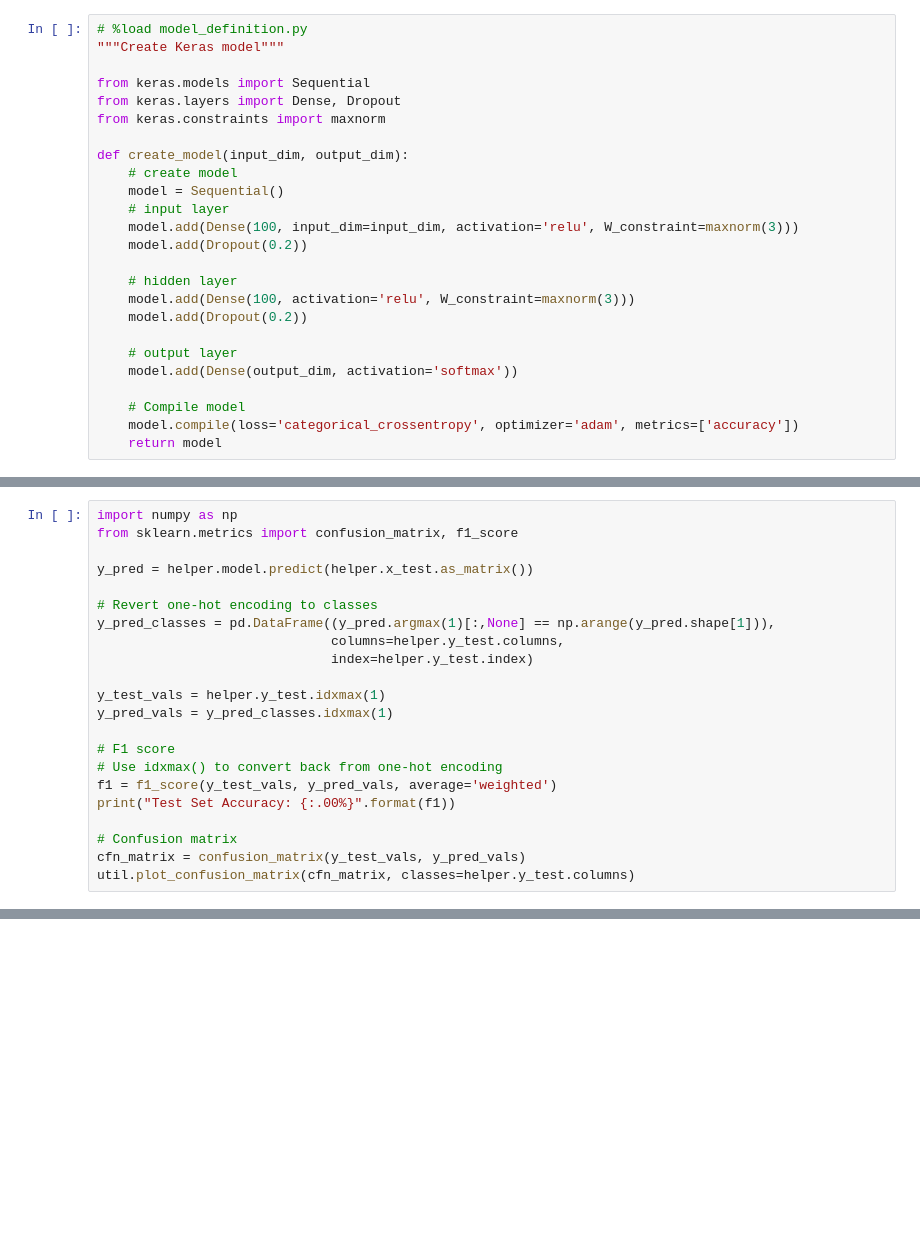
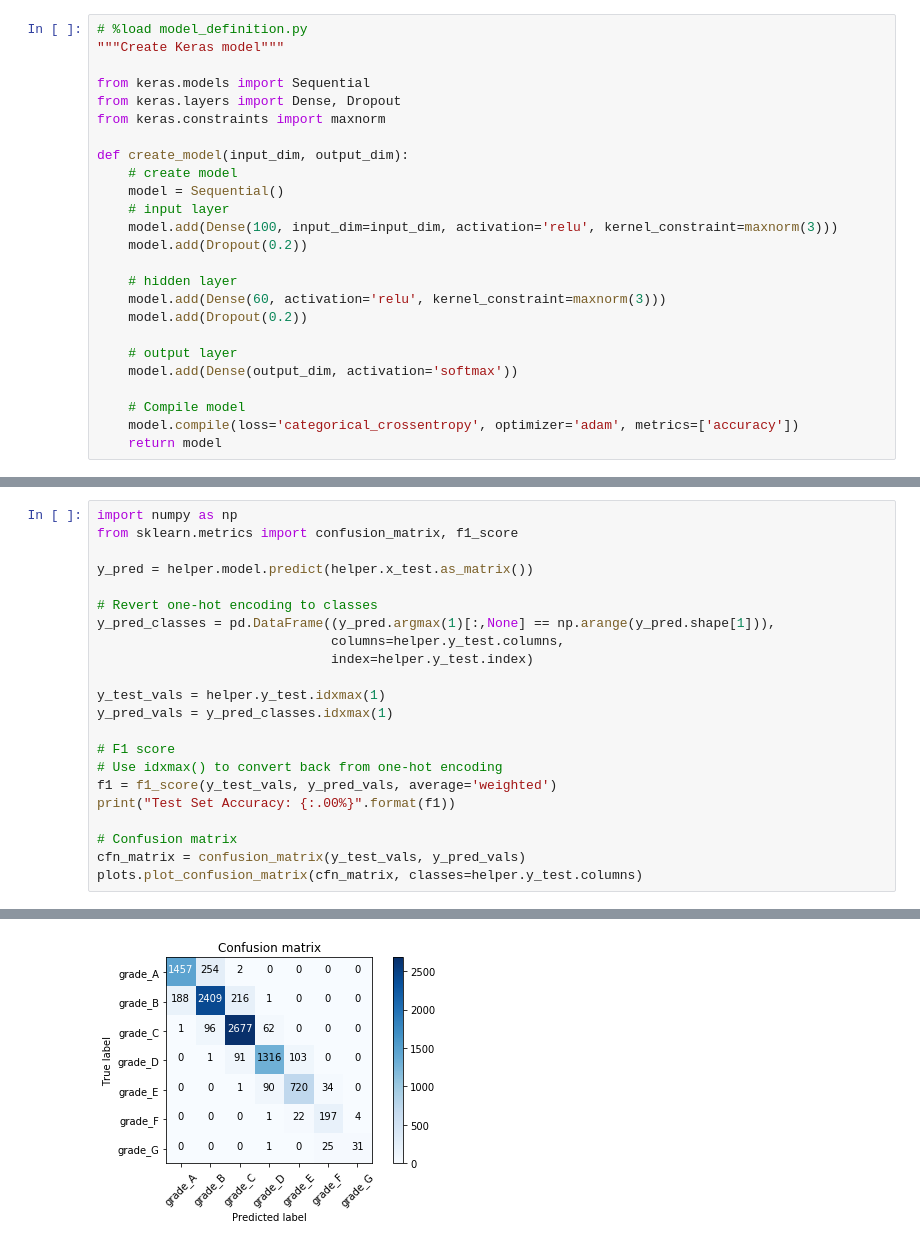
Before and after one commit to jamesandersen/aws-machine-learning-demo, a Jupyter notebook: keras-deeplearning/lending-club-loan-grades.ipynb, the cells around one changed output, grey strips where cells are left out. Drawn from its saved outputs; the diff is of its cells as text; blank space fills up the shorter version.

```diff
--- a/keras-deeplearning/lending-club-loan-grades.ipynb
+++ b/keras-deeplearning/lending-club-loan-grades.ipynb
@@ -17,11 +20,11 @@ def create_model(input_dim, output_dim):
     # create model
     model = Sequential()
     # input layer
-    model.add(Dense(100, input_dim=input_dim, activation='relu', W_constraint=maxnorm(3)))
+    model.add(Dense(100, input_dim=input_dim, activation='relu', kernel_constraint=maxnorm(3)))
     model.add(Dropout(0.2))
 
     # hidden layer
-    model.add(Dense(100, activation='relu', W_constraint=maxnorm(3)))
+    model.add(Dense(60, activation='relu', kernel_constraint=maxnorm(3)))
     model.add(Dropout(0.2))
 
     # output layer
@@ -95,4 +158,5 @@ print("Test Set Accuracy: {:.00%}".format(f1))
 
 # Confusion matrix
 cfn_matrix = confusion_matrix(y_test_vals, y_pred_vals)
-util.plot_confusion_matrix(cfn_matrix, classes=helper.y_test.columns)
+plots.plot_confusion_matrix(cfn_matrix, classes=helper.y_test.columns)
+# %% [output]
@@ -98,0 +164 @@ util.plot_confusion_matrix(cfn_matrix, classes=helper.y_test.columns)
+[figure, added]
```
Also changed, not shown: parts of 8 cells of this notebook, 4 other files.
